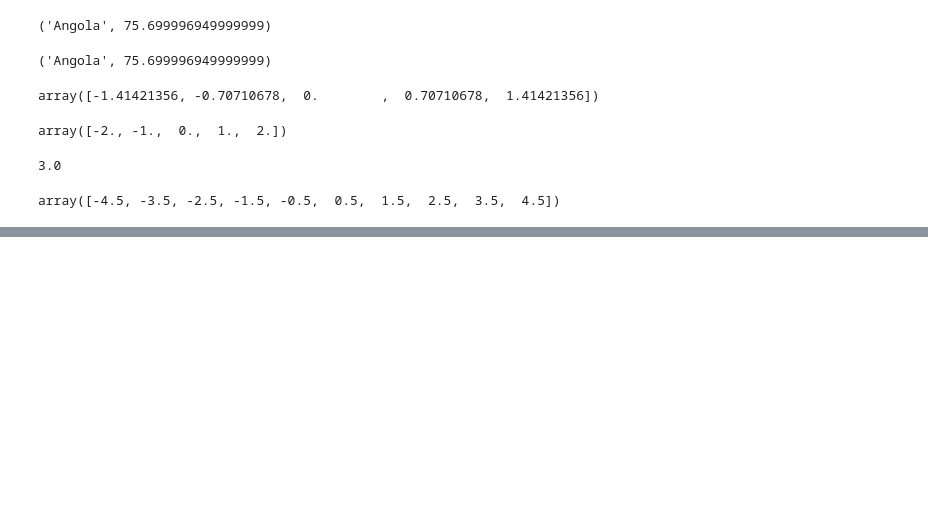
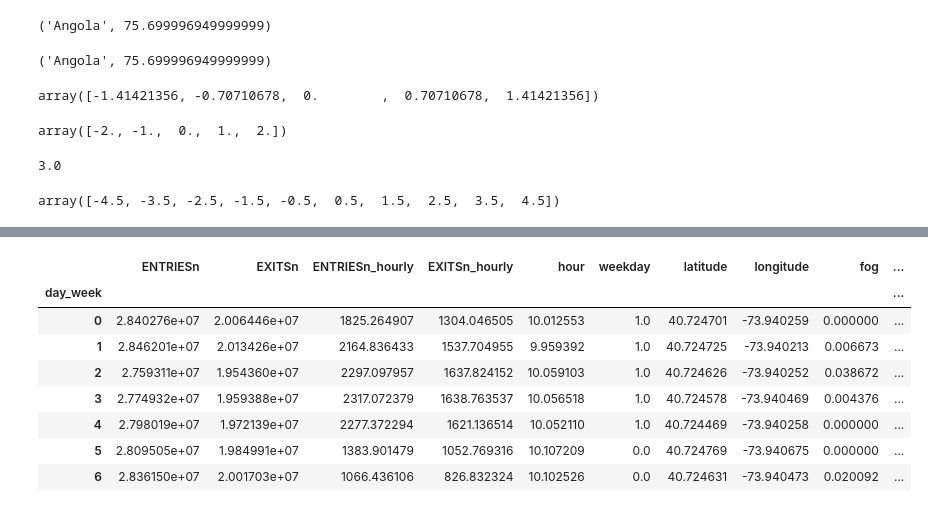
Before and after one commit to krismanaya/udacity_data_analyst, a Jupyter notebook: project_2/Gapminder_Data.ipynb, the cells around one changed output, grey strips where cells are left out. Saved outputs shown, nothing was run; the diff lists cells and outputs as text; code cells hidden in the pictures; blank space fills up the shorter version.

```diff
--- a/project_2/Gapminder_Data.ipynb
+++ b/project_2/Gapminder_Data.ipynb
@@ -72,0 +404,12 @@ array([-4.5, -3.5, -2.5, -1.5, -0.5,  0.5,  1.5,  2.5,  3.5,  4.5])
+# %%
+df_hour
+# %% [output]
+|  | ENTRIESn | EXITSn | ENTRIESn_hourly | EXITSn_hourly | hour | weekday | latitude | longitude | fog | ... |
+| day_week |  |  |  |  |  |  |  |  |  | ... |
+| 0 | 2.840276e+07 | 2.006446e+07 | 1825.264907 | 1304.046505 | 10.012553 | 1.0 | 40.724701 | -73.940259 | 0.000000 | ... |
+| 1 | 2.846201e+07 | 2.013426e+07 | 2164.836433 | 1537.704955 | 9.959392 | 1.0 | 40.724725 | -73.940213 | 0.006673 | ... |
+| 2 | 2.759311e+07 | 1.954360e+07 | 2297.097957 | 1637.824152 | 10.059103 | 1.0 | 40.724626 | -73.940252 | 0.038672 | ... |
+| 3 | 2.774932e+07 | 1.959388e+07 | 2317.072379 | 1638.763537 | 10.056518 | 1.0 | 40.724578 | -73.940469 | 0.004376 | ... |
+| 4 | 2.798019e+07 | 1.972139e+07 | 2277.372294 | 1621.136514 | 10.052110 | 1.0 | 40.724469 | -73.940258 | 0.000000 | ... |
+| 5 | 2.809505e+07 | 1.984991e+07 | 1383.901479 | 1052.769316 | 10.107209 | 0.0 | 40.724769 | -73.940675 | 0.000000 | ... |
+| 6 | 2.836150e+07 | 2.001703e+07 | 1066.436106 | 826.832324 | 10.102526 | 0.0 | 40.724631 | -73.940473 | 0.020092 | ... |
```
Also changed, not shown: parts of 50 cells of this notebook, 2 other files.
